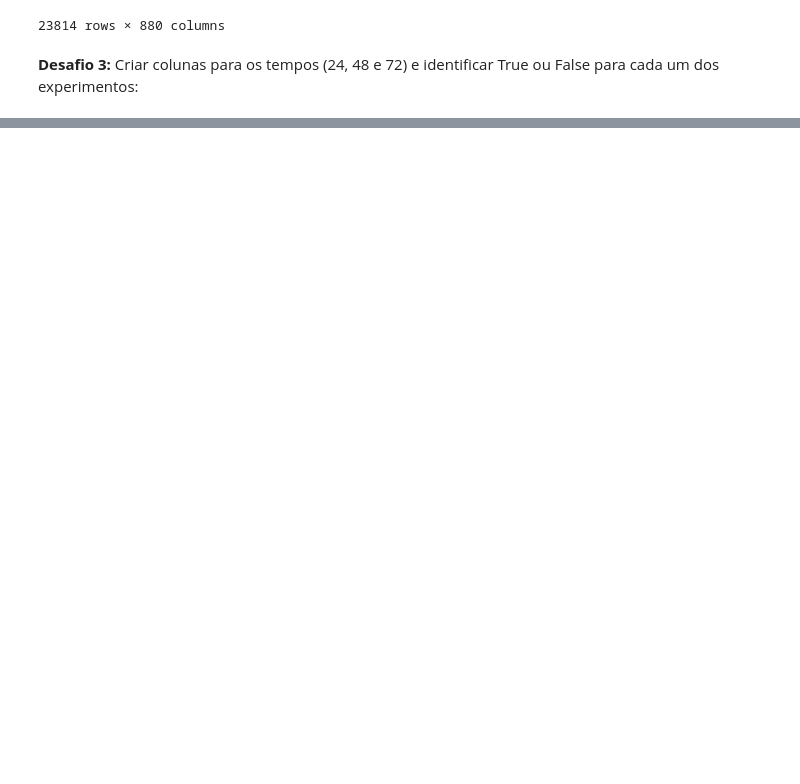
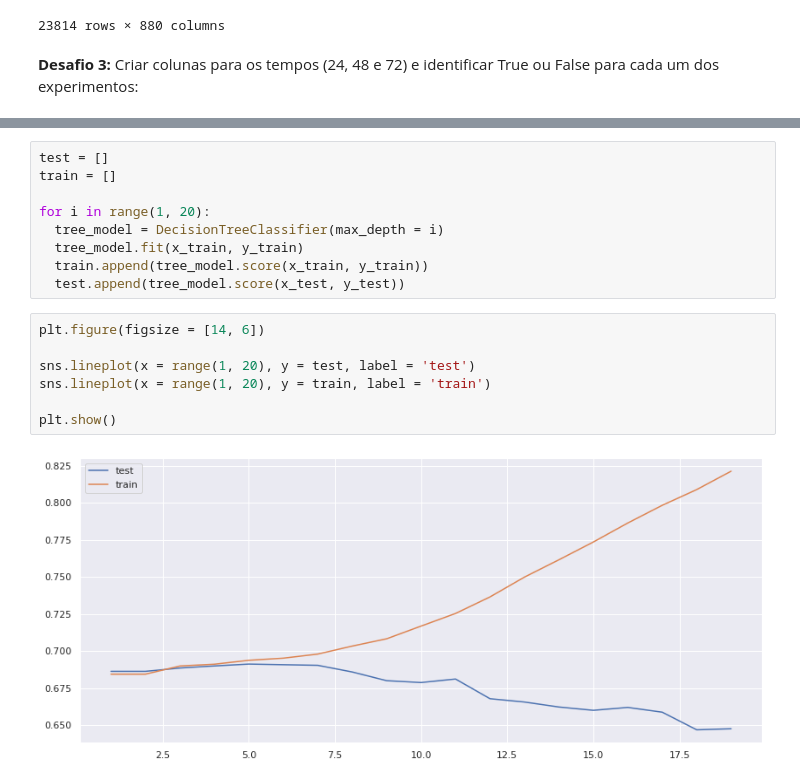
Before and after one commit to dijkstra001/imersao_dados_alura, a Jupyter notebook: ID_ncorreia.ipynb, the cells around one changed output, grey strips where cells are left out. Drawn from its saved outputs; the diff is of its cells as text; blank space fills up the shorter version.

```diff
--- a/ID_ncorreia.ipynb
+++ b/ID_ncorreia.ipynb
@@ -576,0 +624,18 @@ ds_merged
+# %%
+test = []
+train = []
+
+for i in range(1, 20):
+  tree_model = DecisionTreeClassifier(max_depth = i)
+  tree_model.fit(x_train, y_train)
+  train.append(tree_model.score(x_train, y_train))
+  test.append(tree_model.score(x_test, y_test))
+# %%
+plt.figure(figsize = [14, 6])
+
+sns.lineplot(x = range(1, 20), y = test, label = 'test')
+sns.lineplot(x = range(1, 20), y = train, label = 'train')
+
+plt.show()
+# %% [output]
+[figure, added]
```
Also changed, not shown: parts of 10 cells of this notebook.
